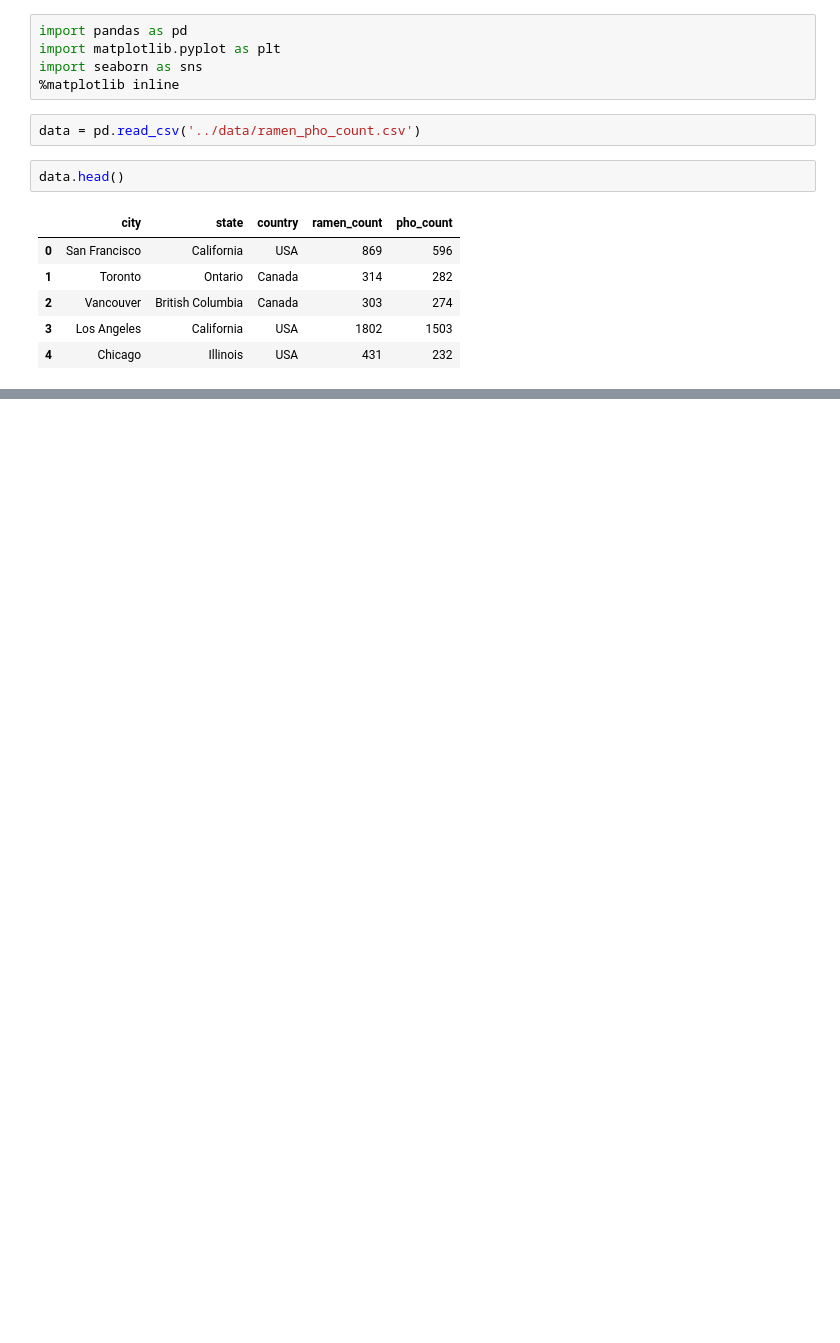
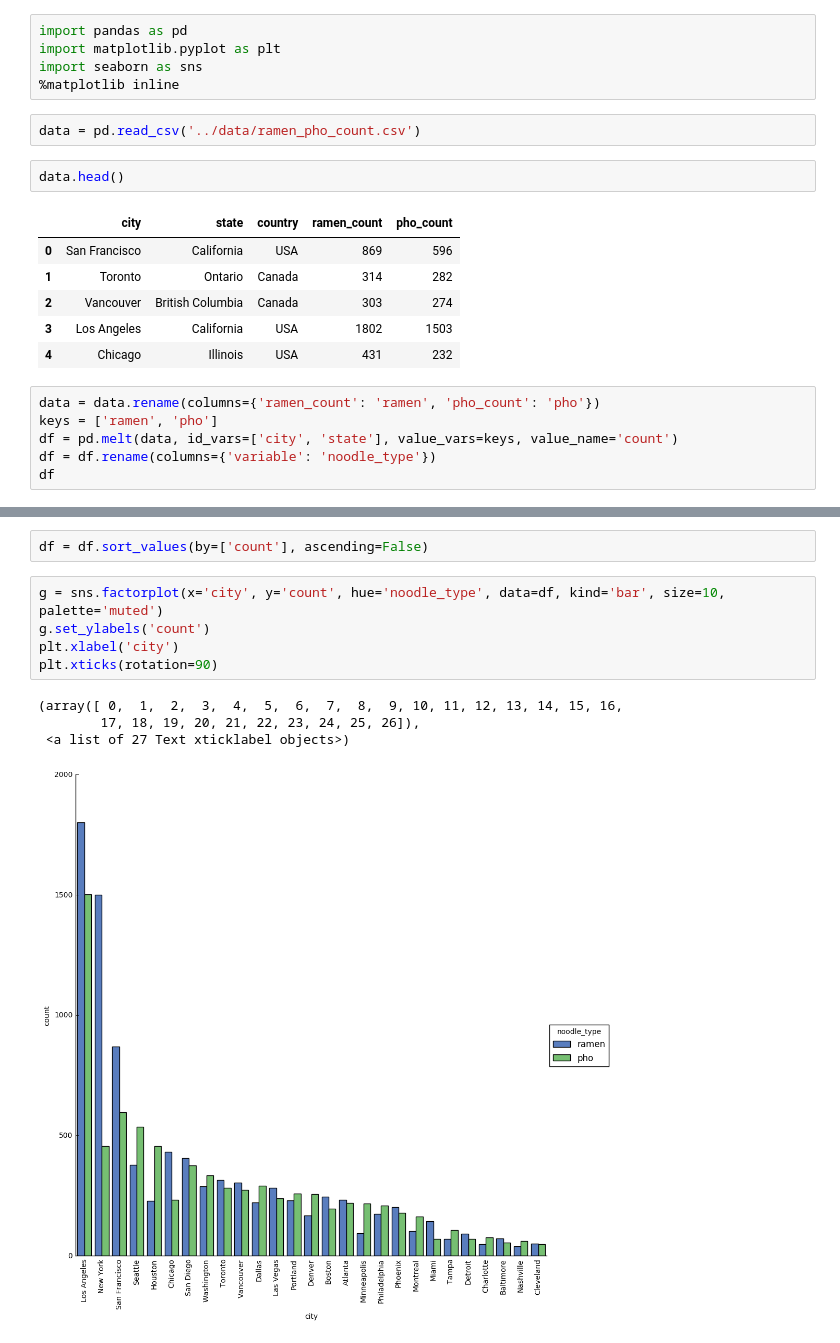
Before and after one commit to topspinj/ramen-vs-pho, a Jupyter notebook: src/exploratory_data_analysis.ipynb, the cells around one changed output, grey strips where cells are left out. Drawn from its saved outputs; the diff is of its cells as text; blank space fills up the shorter version.

```diff
--- a/src/exploratory_data_analysis.ipynb
+++ b/src/exploratory_data_analysis.ipynb
@@ -14,3 +14,9 @@ data.head()
 | 2 | Vancouver | British Columbia | Canada | 303 | 274 |
 | 3 | Los Angeles | California | USA | 1802 | 1503 |
 | 4 | Chicago | Illinois | USA | 431 | 232 |
+# %%
+data = data.rename(columns={'ramen_count': 'ramen', 'pho_count': 'pho'})
+keys = ['ramen', 'pho']
+df = pd.melt(data, id_vars=['city', 'state'], value_vars=keys, value_name='count')
+df = df.rename(columns={'variable': 'noodle_type'})
+df
@@ -16,0 +41,12 @@ data.head()
+# %%
+df = df.sort_values(by=['count'], ascending=False)
+# %%
+g = sns.factorplot(x='city', y='count', hue='noodle_type', data=df, kind='bar', size=10, palette='muted')
+g.set_ylabels('count')
+plt.xlabel('city')
+plt.xticks(rotation=90)
+# %% [output]
+(array([ 0,  1,  2,  3,  4,  5,  6,  7,  8,  9, 10, 11, 12, 13, 14, 15, 16,
+        17, 18, 19, 20, 21, 22, 23, 24, 25, 26]),
+ <a list of 27 Text xticklabel objects>)
+[figure, added]
```
Also changed, not shown: parts of 1 cell of this notebook, 1 other file.
